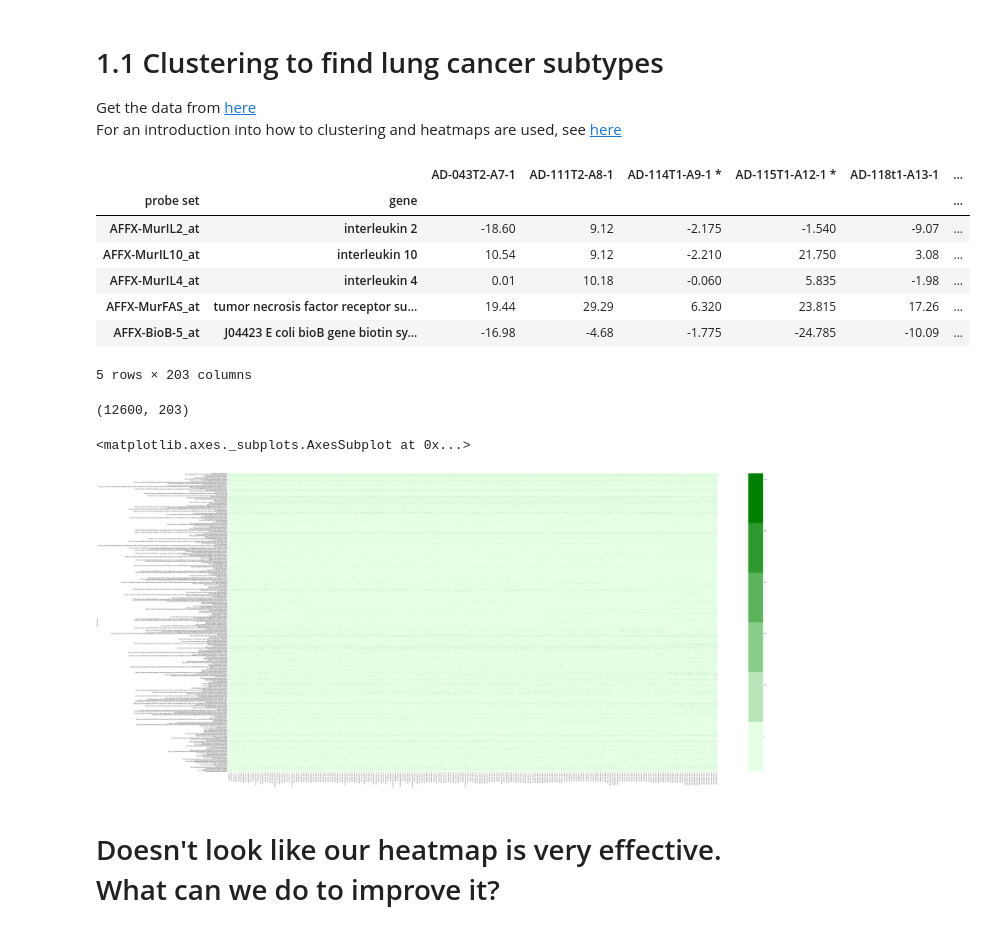
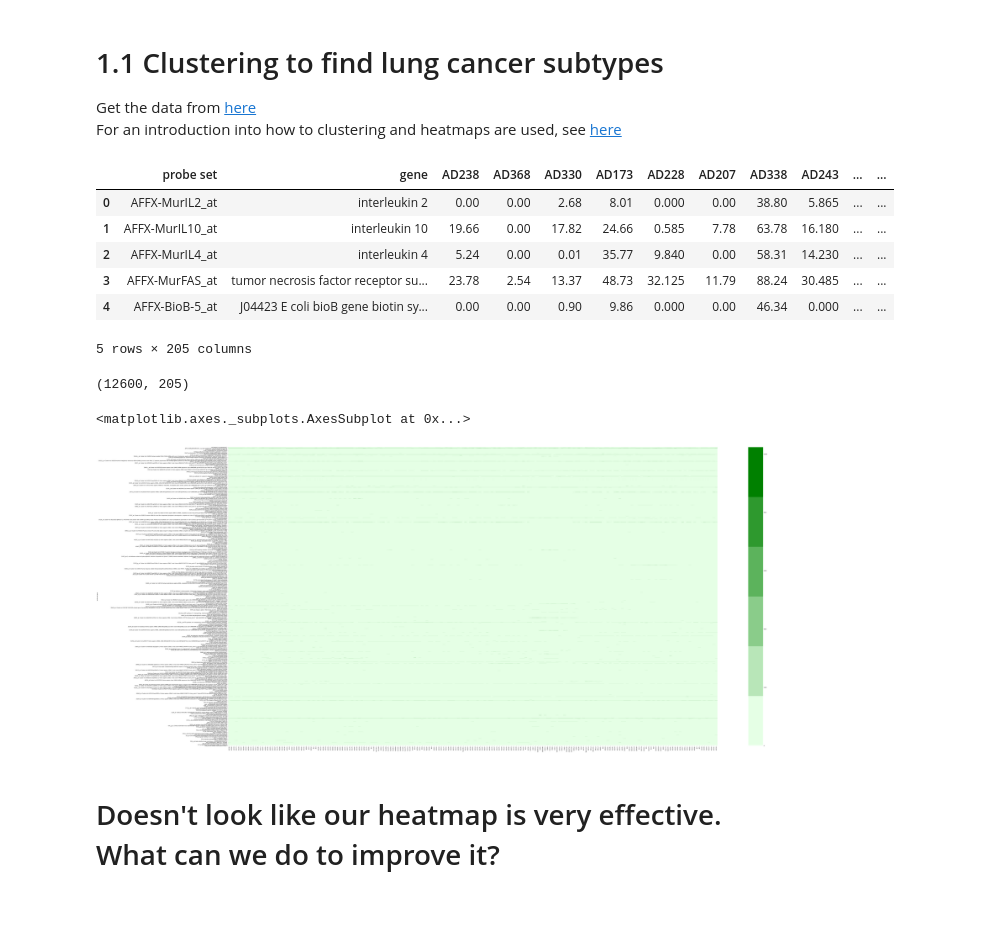
Before and after one commit to jeannefukumaru/aiap_02_unsupervised, a Jupyter notebook: clustering_cancer.ipynb, the cells around one changed output. Drawn from its saved outputs; the diff is of its cells as text; code cells hidden in the pictures.

```diff
--- a/clustering_cancer.ipynb
+++ b/clustering_cancer.ipynb
@@ -28,25 +30,24 @@ import matplotlib.pyplot as plt
 # %%
-dfA = pd.read_csv('data/interim/DatasetA_12600gene.csv', index_col=['probe set','gene'])
+dfA = pd.read_csv('data/interim/DatasetA_12600gene_floor_fig1order.csv')
 dfA.head()
 # %% [output]
-|  |  | AD-043T2-A7-1 | AD-111T2-A8-1 | AD-114T1-A9-1 * | AD-115T1-A12-1 * | AD-118t1-A13-1 | ... |
-| probe set | gene |  |  |  |  |  | ... |
-| AFFX-MurIL2_at | interleukin 2 | -18.60 | 9.12 | -2.175 | -1.540 | -9.07 | ... |
-| AFFX-MurIL10_at | interleukin 10 | 10.54 | 9.12 | -2.210 | 21.750 | 3.08 | ... |
-| AFFX-MurIL4_at | interleukin 4 | 0.01 | 10.18 | -0.060 | 5.835 | -1.98 | ... |
-| AFFX-MurFAS_at | tumor necrosis factor receptor su... | 19.44 | 29.29 | 6.320 | 23.815 | 17.26 | ... |
-| AFFX-BioB-5_at | J04423 E coli bioB gene biotin sy... | -16.98 | -4.68 | -1.775 | -24.785 | -10.09 | ... |
+|  | probe set | gene | AD238 | AD368 | AD330 | AD173 | AD228 | AD207 | AD338 | AD243 | ... | ... |
+| 0 | AFFX-MurIL2_at | interleukin 2 | 0.00 | 0.00 | 2.68 | 8.01 | 0.000 | 0.00 | 38.80 | 5.865 | ... | ... |
+| 1 | AFFX-MurIL10_at | interleukin 10 | 19.66 | 0.00 | 17.82 | 24.66 | 0.585 | 7.78 | 63.78 | 16.180 | ... | ... |
+| 2 | AFFX-MurIL4_at | interleukin 4 | 5.24 | 0.00 | 0.01 | 35.77 | 9.840 | 0.00 | 58.31 | 14.230 | ... | ... |
+| 3 | AFFX-MurFAS_at | tumor necrosis factor receptor su... | 23.78 | 2.54 | 13.37 | 48.73 | 32.125 | 11.79 | 88.24 | 30.485 | ... | ... |
+| 4 | AFFX-BioB-5_at | J04423 E coli bioB gene biotin sy... | 0.00 | 0.00 | 0.90 | 9.86 | 0.000 | 0.00 | 46.34 | 0.000 | ... | ... |
-5 rows × 203 columns
+5 rows × 205 columns
 # %%
 dfA.shape
 # %% [output]
-(12600, 203)
+(12600, 205)
 # %%
 fig, ax = plt.subplots()
 fig.set_size_inches(100,50)
 sns.heatmap(dfA, cmap=sns.light_palette('green'))
 # %% [output]
 <matplotlib.axes._subplots.AxesSubplot at 0x...>
-[figure, old version]
+[figure, new version]
 # %% [markdown]
 # Doesn't look like our heatmap is very effective. What can we do to improve it?
```
Also changed, not shown: parts of 13 cells of this notebook, 3 other files.
